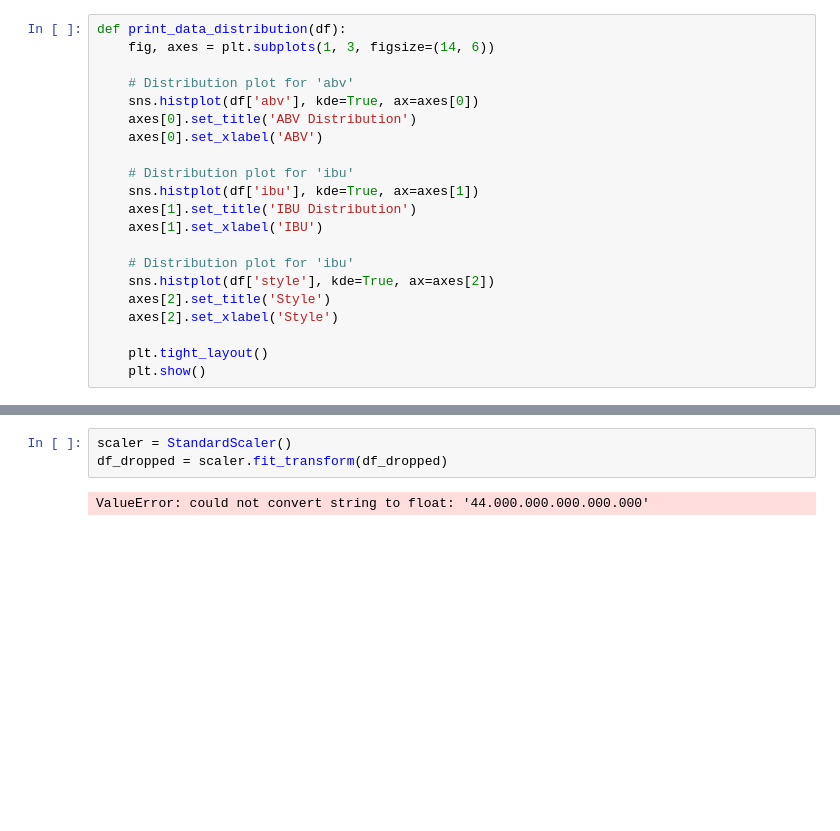
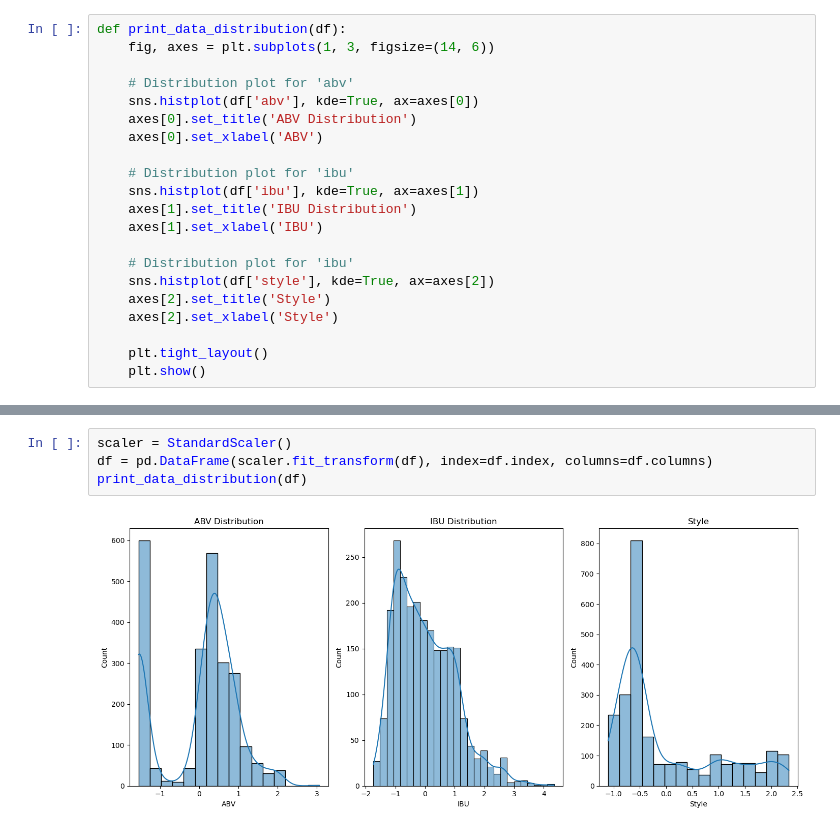
Before and after one commit to renatohack/2024.2-machine-learning, a Jupyter notebook: dr3/tp2/dr3_tp2.ipynb, the cells around one changed output, grey strips where cells are left out. Cells and saved outputs as stored; diff of their text form; blank space fills up the shorter version.

```diff
--- a/dr3/tp2/dr3_tp2.ipynb
+++ b/dr3/tp2/dr3_tp2.ipynb
@@ -84,5 +117,6 @@ print_data_distribution(df_dropped)
 # %%
 scaler = StandardScaler()
-df_dropped = scaler.fit_transform(df_dropped)
+df = pd.DataFrame(scaler.fit_transform(df), index=df.index, columns=df.columns)
+print_data_distribution(df)
 # %% [output]
-ValueError: could not convert string to float: '44.000.000.000.000.000'
+[figure, added]
```
Also changed, not shown: parts of 13 cells of this notebook.
